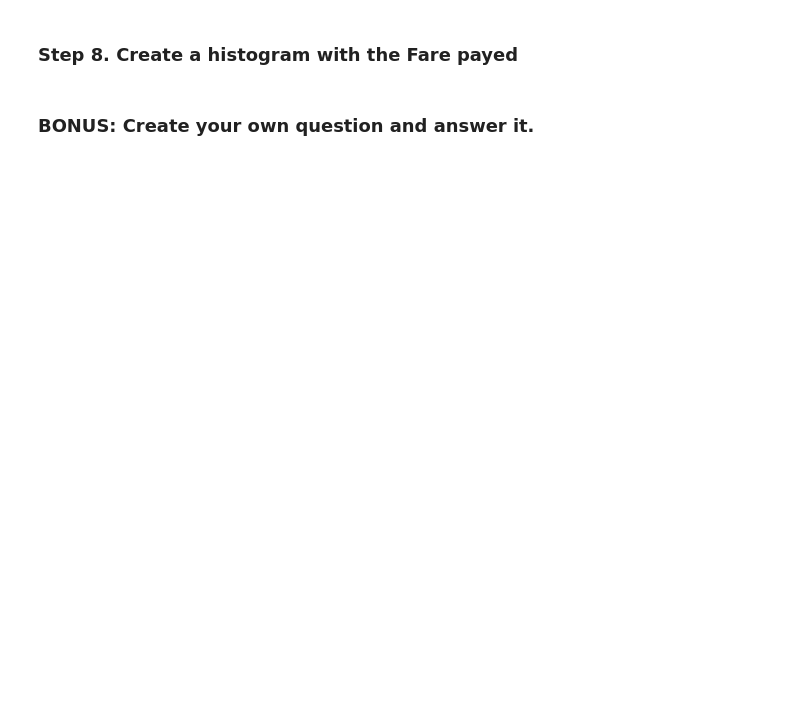
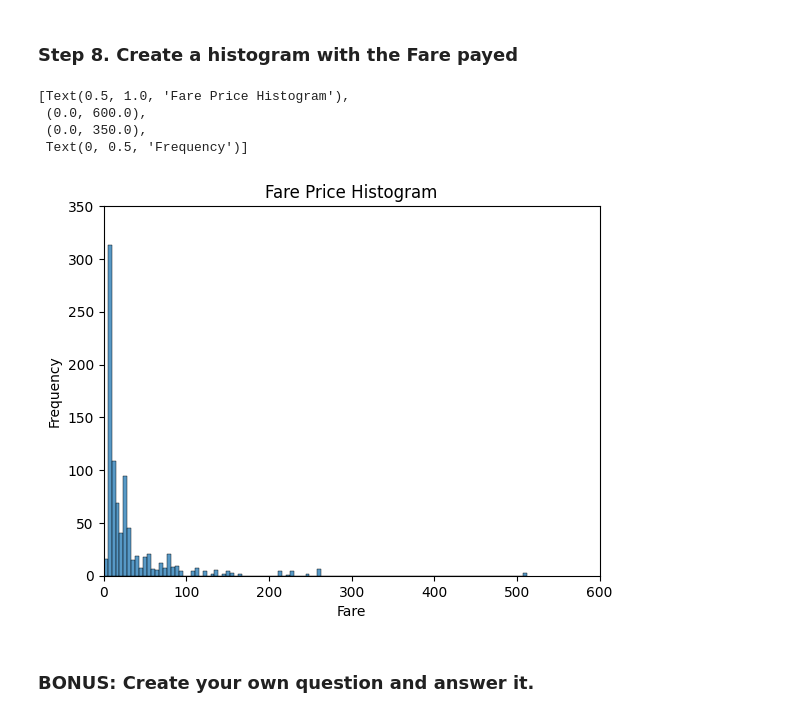
Before and after one commit to omj3424/Python_Programming_Study, a Jupyter notebook: pandas_exercises/07_Visualization/Titanic_Desaster/Exercises.ipynb, the cells around one changed output. Saved outputs shown, nothing was run; the diff lists cells and outputs as text; code cells hidden in the pictures; blank space fills up the shorter version.

```diff
--- a/pandas_exercises/07_Visualization/Titanic_Desaster/Exercises.ipynb
+++ b/pandas_exercises/07_Visualization/Titanic_Desaster/Exercises.ipynb
@@ -80,4 +103,13 @@ TypeError: pie() missing 1 required positional argument: 'x'
 # %% [markdown]
 ### Step 8. Create a histogram with the Fare payed
+# %%
+payed = sns.histplot(titanic.Fare)
+payed.set(title='Fare Price Histogram', xlim=(0, 600), ylim=(0, 350), ylabel='Frequency')
+# %% [output]
+[Text(0.5, 1.0, 'Fare Price Histogram'),
+ (0.0, 600.0),
+ (0.0, 350.0),
+ Text(0, 0.5, 'Frequency')]
+[figure, added]
 # %% [markdown]
 ### BONUS: Create your own question and answer it.
```
Also changed, not shown: parts of 5 cells of this notebook.
